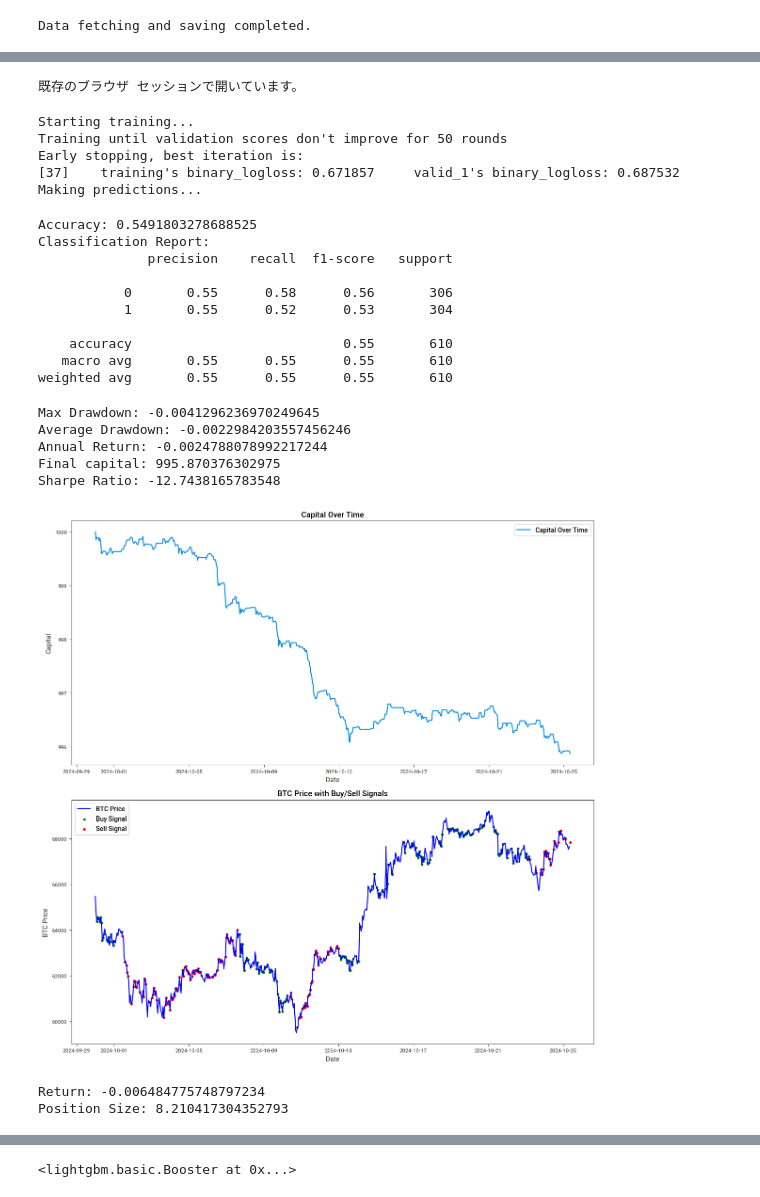
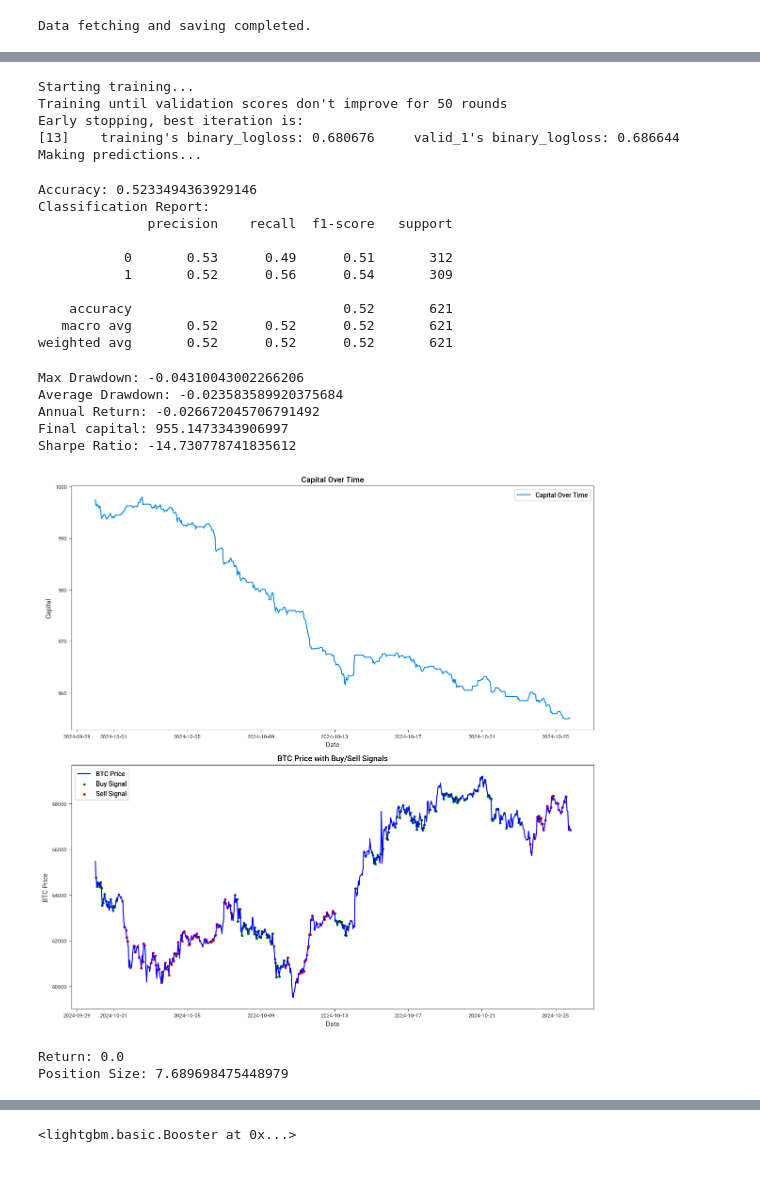
Before and after one commit to mikoto2726/mlbot, a Jupyter notebook: mlbot.ipynb, the cells around one changed output, grey strips where cells are left out. Drawn from its saved outputs; the diff is of its cells as text; code cells hidden in the pictures.

```diff
--- a/mlbot.ipynb
+++ b/mlbot.ipynb
@@ -27,7 +27,7 @@ exchange = ccxt.binance({
 # BTC/USDTのデータを取得
 symbol = 'BTC/USDT'
 timeframe = '1h'  # 15分足のデータ
-since = exchange.parse8601('2018-01-01T00:00:00Z')  # データの開始日
+since = exchange.parse8601('2020-01-01T00:00:00Z')  # データの開始日
 
 # データを取得する関数（例外処理と進行状況の追加）
 def fetch_all_ohlcv(symbol, timeframe, since):
@@ -83,23 +82,14 @@ Report sweetviz_report.html was generated! NOTEBOOK/COLAB USERS: the web browser
 # %%
 # 特徴量エンジニアリング
 # 移動平均線の計算
-df['SMA_5'] = df['close'].rolling(window=5).mean()
 df['SMA_10'] = df['close'].rolling(window=10).mean()
 df['SMA_20'] = df['close'].rolling(window=20).mean()
 df['SMA_30'] = df['close'].rolling(window=30).mean()
-df['SMA_50'] = df['close'].rolling(window=50).mean()
-df['SMA_75'] = df['close'].rolling(window=75).mean()
 df['SMA_100'] = df['close'].rolling(window=100).mean()
 df['SMA_200'] = df['close'].rolling(window=200).mean()
 
 # 指数移動平均線の計算
-df['EMA_5'] = df['close'].ewm(span=5, adjust=False).mean() #ewmはEMAを計算するためのpandasメソッド
-df['EMA_10'] = df['close'].ewm(span=10, adjust=False).mean() #adjustは新しいデータに強く重みづけ
 df['EMA_20'] = df['close'].ewm(span=20, adjust=False).mean()
-df['EMA_30'] = df['close'].ewm(span=30, adjust=False).mean()
-df['EMA_50'] = df['close'].ewm(span=50, adjust=False).mean()
-df['EMA_75'] = df['close'].ewm(span=75, adjust=False).mean()
-df['EMA_100'] = df['close'].ewm(span=100, adjust=False).mean()
 df['EMA_200'] = df['close'].ewm(span=200, adjust=False).mean()
 
 # RSIの計算
@@ -175,8 +165,6 @@ df['L14'] = df['low'].rolling(window=14).min()
 df['H14'] = df['high'].rolling(window=14).max()
 df['%K'] = 100 * (df['close'] - df['L14']) / (df['H14'] - df['L14'])
 df['%D'] = df['%K'].rolling(window=3).mean()
-# %% [output]
-既存のブラウザ セッションで開いています。
 # %%
 # 目標変数の作成
 df['return'] = df['close'].pct_change().shift(-1) #前の行とのパーセンテージの変化
@@ -186,8 +174,8 @@ df['target'] = (df['return'] > 0).astype(int) #価格が上昇したらTrue
 df.dropna(inplace=True)
 # %%
 # 特徴量と目標変数の定義
-features = ['open', 'high', 'low', 'close', 'volume', 'SMA_5', 'SMA_10', 'SMA_20', 'SMA_30', 'SMA_50', 'SMA_75', 'SMA_100', 'SMA_200',
-            'EMA_5', 'EMA_10', 'EMA_20', 'EMA_30', 'EMA_50', 'EMA_75', 'EMA_100', 'EMA_200', 'RSI_14', 'MACD', 'Signal_Line',
+features = ['open', 'high', 'low', 'close', 'volume', 'SMA_10', 'SMA_30','SMA_100', 'SMA_200',
+            'EMA_20',  'EMA_200', 'RSI_14', 'MACD', 'Signal_Line',
             'Upper_Band', 'Lower_Band', 'ATR_14', 'ADX_14', 'CCI_14', 'OBV', '%K', '%D', 'hour', 'day_of_week'] + [f'lag_{lag}' for lag in range(1,6)]
 
 X = df[features]
@@ -228,7 +216,7 @@ y_pred = (y_pred_prob > 0.5).astype(int)
 Starting training...
 Training until validation scores don't improve for 50 rounds
 Early stopping, best iteration is:
-[37]    training's binary_logloss: 0.671857     valid_1's binary_logloss: 0.687532
+[13]    training's binary_logloss: 0.680676     valid_1's binary_logloss: 0.686644
 Making predictions...
 # %%
 # モデルの評価
@@ -237,16 +225,16 @@ print('Accuracy:', accuracy)
 print('Classification Report:')
 print(classification_report(y_test, y_pred))
 # %% [output]
-Accuracy: 0.5491803278688525
+Accuracy: 0.5233494363929146
 Classification Report:
               precision    recall  f1-score   support
 
-           0       0.55      0.58      0.56       306
-           1       0.55      0.52      0.53       304
+           0       0.53      0.49      0.51       312
+           1       0.52      0.56      0.54       309
 
-    accuracy                           0.55       610
-   macro avg       0.55      0.55      0.55       610
-weighted avg       0.55      0.55      0.55       610
+    accuracy                           0.52       621
+   macro avg       0.52      0.52      0.52       621
+weighted avg       0.52      0.52      0.52       621
 # %%
 # 改善したバックテストコード
 
@@ -258,13 +246,13 @@ positions = []
 buy_signals = []
 sell_signals = []
 
-leverage = 2  # レバレッジ設定
-risk_factor = 3  # リスク管理用の資本割合
+leverage = 10  # レバレッジ設定
+risk_factor = 5  # リスク管理用の資本割合
 fee_rate = 0.00055  # 仮の取引手数料率
 slippage = 0.00005  # スリッページ率
 min_confidence = 0.5  # 取引実行の確信度閾値
-stop_loss_rate = 0.02  # 損失が一定値に達した場合にポジションを閉じる割合
-take_profit_rate = 0.05  # 利益が一定値に達した場合にポジションを閉じる割合
+stop_loss_rate = 5  # 損失が一定値に達した場合にポジションを閉じる割合
+take_profit_rate = 9  # 利益が一定値に達した場合にポジションを閉じる割合
 
 # ATRの計算
 atr_period = 14
@@ -352,46 +340,46 @@ plt.figure(figsize=(12, 12))
 # 1つ目のグラフ: 資産推移のプロット
 plt.subplot(2, 1, 1)  # 2行1列のグラフの1番目
 plt.plot(backtest_results.index, backtest_results['Capital'], label='Capital Over Time')
 plt.title('Capital Over Time')
 plt.xlabel('Date')
 plt.ylabel('Capital')
 plt.legend()
 
 # 2つ目のグラフ: BTC価格と売買シグナルのプロット
 plt.subplot(2, 1, 2)  # 2行1列のグラフの2番目
 plt.plot(df.loc[test_dates[:-1], 'close'], label='BTC Price', color='blue')
 
 # 買いのシグナル（緑の丸）
 if buy_signals:
     buy_dates, buy_prices = zip(*buy_signals)
     plt.scatter(buy_dates, buy_prices, color='green', label='Buy Signal', marker='o')
 
 # 売りのシグナル（赤の丸）
 if sell_signals:
     sell_dates, sell_prices = zip(*sell_signals)
     plt.scatter(sell_dates, sell_prices, color='red', label='Sell Signal', marker='o')
 
 plt.title('BTC Price with Buy/Sell Signals')
 plt.xlabel('Date')
 plt.ylabel('BTC Price')
 plt.legend()
 
 plt.tight_layout()
 plt.show()
 # %% [output]
-Max Drawdown: -0.0041296236970249645
-Average Drawdown: -0.0022984203557456246
-Annual Return: -0.0024788078992217244
-Final capital: 995.870376302975
-Sharpe Ratio: -12.7438165783548
+Max Drawdown: -0.04310043002266206
+Average Drawdown: -0.023583589920375684
+Annual Return: -0.026672045706791492
+Final capital: 955.1473343906997
+Sharpe Ratio: -14.730778741835612
-[figure, old version]
+[figure, new version]
 # %%
 # リターン計算やポジションサイズの確認
 print("Return:", ret)
 print("Position Size:", position_size)
 # %% [output]
-Return: -0.006484775748797234
-Position Size: 8.210417304352793
+Return: 0.0
+Position Size: 7.689698475448979
 # %%
 # リターン分布のプロット
 plt.figure(figsize=(12,6))
```
Also changed, not shown: parts of 9 cells of this notebook, 3 other files.
